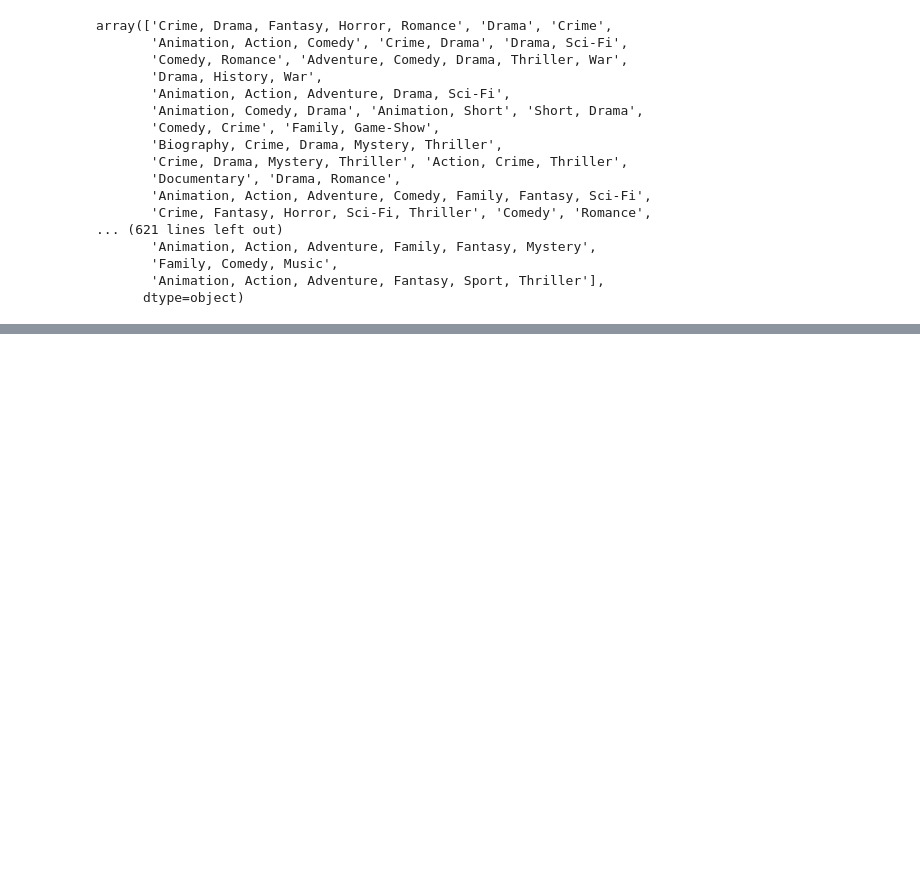
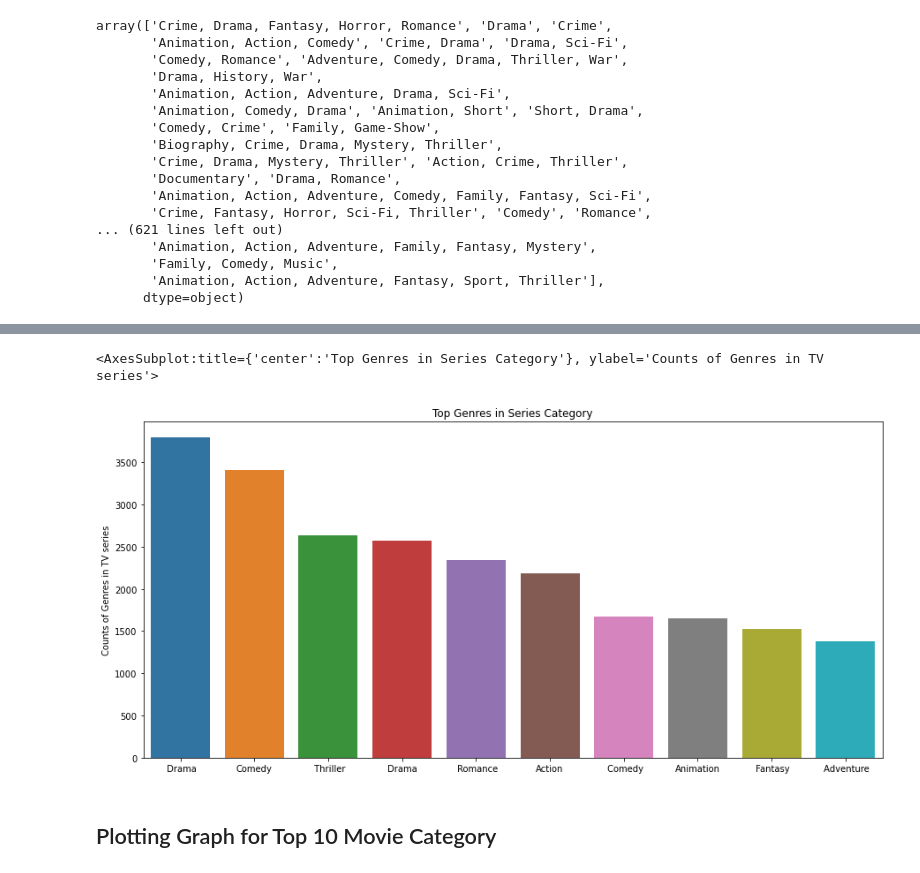
Before and after one commit to KunalSharma2001/Exploratory-data-analysis-EDA-, a Jupyter notebook: Netflix EDA/Netflix Data Analysis (EDA).ipynb, the cells around one changed output, grey strips where cells are left out. Cells and saved outputs as stored; diff of their text form; code cells hidden in the pictures; blank space fills up the shorter version.

```diff
--- a/Netflix EDA/Netflix Data Analysis (EDA).ipynb
+++ b/Netflix EDA/Netflix Data Analysis (EDA).ipynb
@@ -177,0 +176,19 @@ series_gen_file.sort_values(by = 'Counts of Genre in TV Series', ascending=False
+# %%
+file_series_gen = file.dropna(subset=['Genre'])
+# %%
+file_list = file_series_gen.Genre.str.split(',')
+file_genList = {}
+
+for genres in file_list:
+    for genre in genres:
+        if(genre in file_genList):
+            file_genList[genre]+=1
+        else:
+            file_genList[genre]=1
+
+file_genList = pd.DataFrame(file_genList.values(), index=file_genList.keys(), columns = {'Counts of Genres in TV series'})
+# %%
+file_genList.sort_values(by = 'Counts of Genres in TV series',ascending=False, inplace=True)
+# %%
+top_10_file_genList = file_genList[:10]
+top_10_file_genList
@@ -177,0 +207,11 @@ series_gen_file.sort_values(by = 'Counts of Genre in TV Series', ascending=False
+# %%
+# Plotting the figures
+plt.figure(figsize=(15,7))
+plt.title("Top Genres in Series Category")
+
+sns.barplot(x=top_10_file_genList.index, y=top_10_file_genList['Counts of Genres in TV series'],)
+# %% [output]
+<AxesSubplot:title={'center':'Top Genres in Series Category'}, ylabel='Counts of Genres in TV series'>
+[figure, added]
+# %% [markdown]
+## Plotting Graph for Top 10 Movie Category
```
Also changed, not shown: parts of 18 cells of this notebook, 1 other file.
